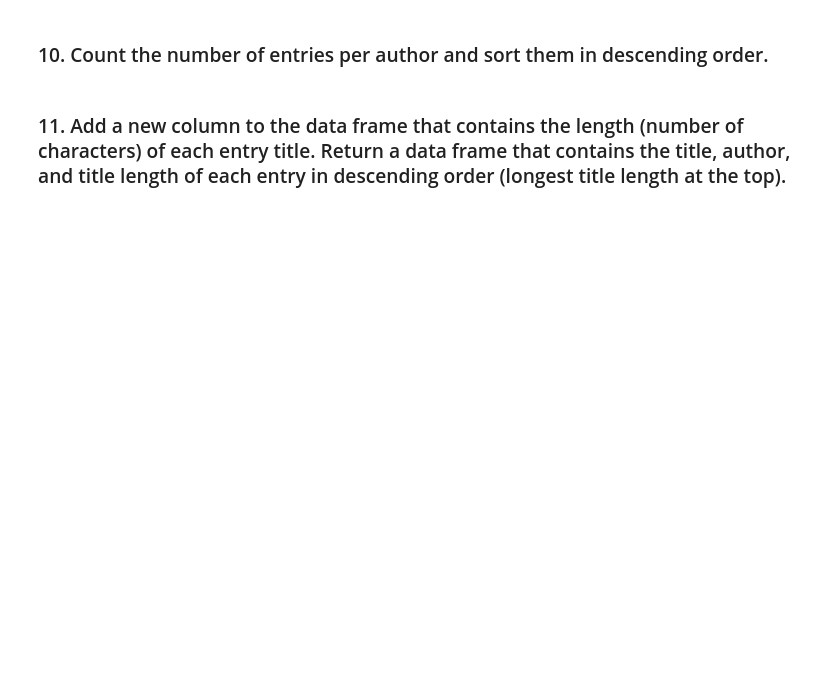
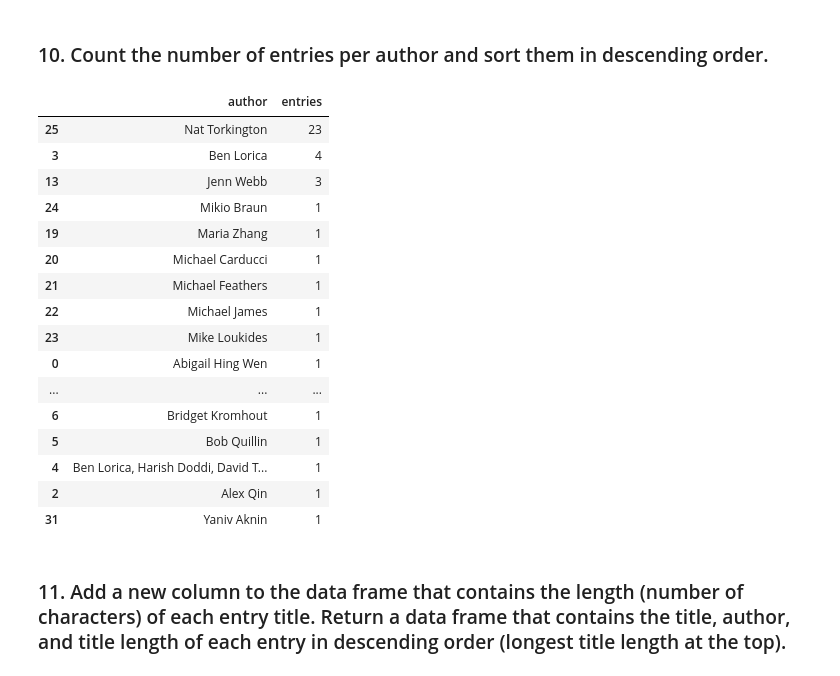
Before and after one commit to ta-datapt-bcn/lab-rss-feeds, a Jupyter notebook: your-code/main.ipynb, the cells around one changed output. Drawn from its saved outputs; the diff is of its cells as text; code cells hidden in the pictures; blank space fills up the shorter version.

```diff
--- a/your-code/main.ipynb
+++ b/your-code/main.ipynb
@@ -30,5 +84,27 @@ url = 'http://feeds.feedburner.com/oreilly/radar/atom'
 import pandas as pd
 # %% [markdown]
 ### 10. Count the number of entries per author and sort them in descending order.
+# %%
+authors = df.groupby('author', as_index=False).agg({'title':'count'})
+authors.columns = ['author', 'entries']
+authors.sort_values('entries', ascending=False)
+# %% [output]
+|  | author | entries |
+| 25 | Nat Torkington | 23 |
+| 3 | Ben Lorica | 4 |
+| 13 | Jenn Webb | 3 |
+| 24 | Mikio Braun | 1 |
+| 19 | Maria Zhang | 1 |
+| 20 | Michael Carducci | 1 |
+| 21 | Michael Feathers | 1 |
+| 22 | Michael James | 1 |
+| 23 | Mike Loukides | 1 |
+| 0 | Abigail Hing Wen | 1 |
+| ... | ... | ... |
+| 6 | Bridget Kromhout | 1 |
+| 5 | Bob Quillin | 1 |
+| 4 | Ben Lorica, Harish Doddi, David T... | 1 |
+| 2 | Alex Qin | 1 |
+| 31 | Yaniv Aknin | 1 |
 # %% [markdown]
 ### 11. Add a new column to the data frame that contains the length (number of characters) of each entry title. Return a data frame that contains the title, author, and title length of each entry in descending order (longest title length at the top).
```
Also changed, not shown: parts of 9 cells of this notebook.
